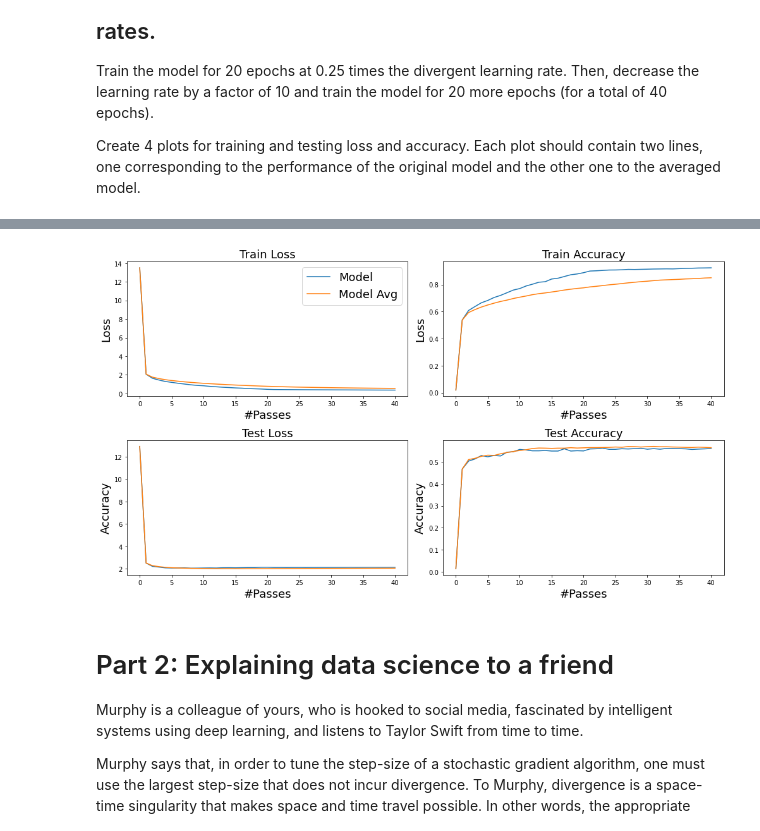
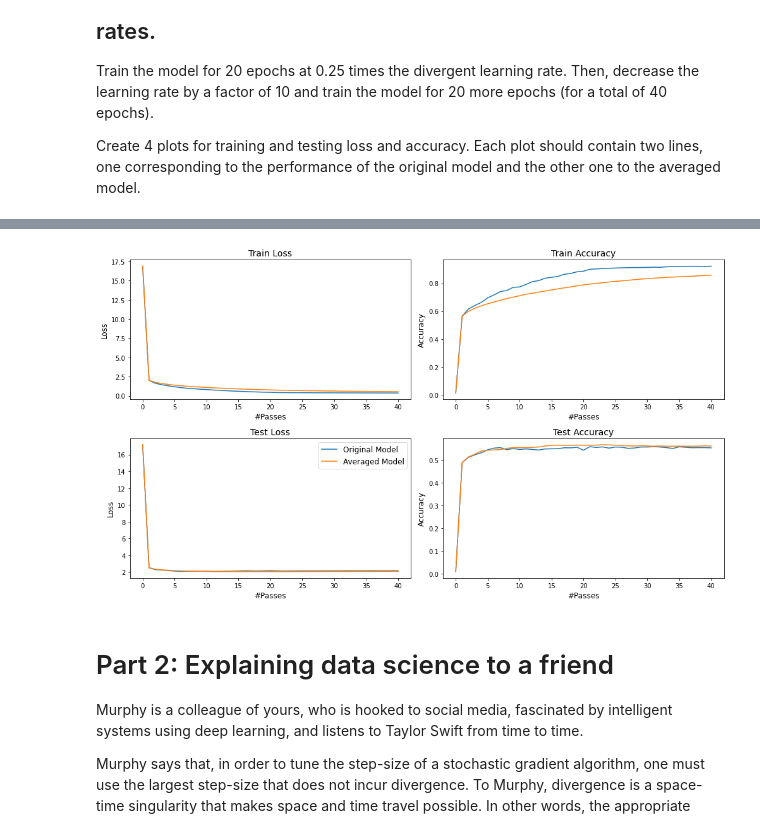
Before and after one commit to sharma-apoorv/Deep-Learning, a Jupyter notebook: Homework/5_MidtermExam/Sharma_Apoorv-DATA598_Midterm.ipynb, the cells around one changed output, grey strips where cells are left out. Saved outputs shown, nothing was run; the diff lists cells and outputs as text; code cells hidden in the pictures.

```diff
--- a/Homework/5_MidtermExam/Sharma_Apoorv-DATA598_Midterm.ipynb
+++ b/Homework/5_MidtermExam/Sharma_Apoorv-DATA598_Midterm.ipynb
@@ -334,30 +334,30 @@ Train Loss = 0.550, Train Accuracy = 0.850, Test Loss = 2.060, Test Accuracy = 0
 # %%
 import matplotlib.pyplot as plt
 %matplotlib inline
 
 f, ax = plt.subplots(2, 2, figsize=(14, 8))
 
-ax[0, 0].set_title('Train Loss', fontsize=18)
-ax[0, 1].set_title('Train Accuracy', fontsize=18)
-ax[1, 0].set_title('Test Loss', fontsize=18)
-ax[1, 1].set_title('Test Accuracy', fontsize=18)
+ax[0, 0].set_title('Train Loss', fontsize=14)
+ax[0, 1].set_title('Train Accuracy', fontsize=14)
+ax[1, 0].set_title('Test Loss', fontsize=14)
+ax[1, 1].set_title('Test Accuracy', fontsize=14)
 
 for log_idx, logs in enumerate([logs_model, logs_model_avg]):
-    line_label = f'Model' if log_idx%2==0 else 'Model Avg'
+    line_label = 'Original Model' if log_idx%2==0 else 'Averaged Model'
 
-    log_idx = 0
+    log_idx_i = 0
     for i in range(2):
         for j in range(2):
-            ax[i, j].set_xlabel('#Passes', fontsize=18)
-            ax[i, j].set_ylabel('Loss' if i%2==0 else 'Accuracy', fontsize=18)
-            ax[i, j].plot(list(map(lambda x: x[log_idx], logs)), label=line_label)
+            ax[i, j].set_xlabel('#Passes', fontsize=12)
+            ax[i, j].set_ylabel('Loss' if j%2==0 else 'Accuracy', fontsize=12)
+            ax[i, j].plot(list(map(lambda x: x[log_idx_i], logs)), label=line_label)
 
-            log_idx += 1
+            log_idx_i += 1
 
-ax[0, 0].legend(fontsize=18)
+ax[1, 0].legend(fontsize=12)
 plt.tight_layout()
 # %% [output]
-[figure, old version]
+[figure, new version]
 # %% [markdown]
 # Part 2:  Explaining data science to a friend
 
```
Also changed, not shown: parts of 7 cells of this notebook, 3 other files.
